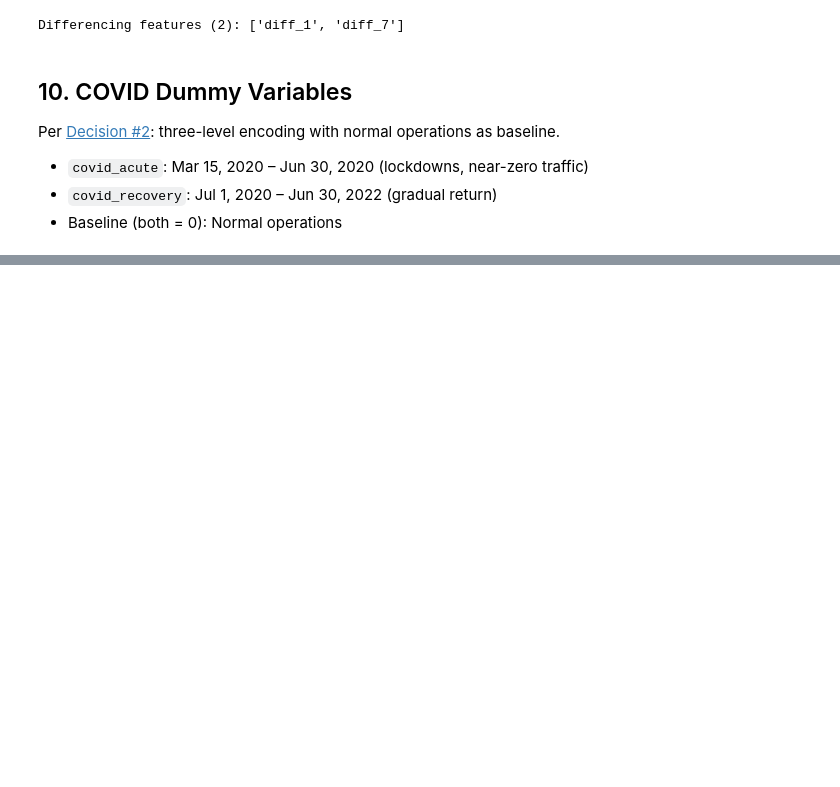
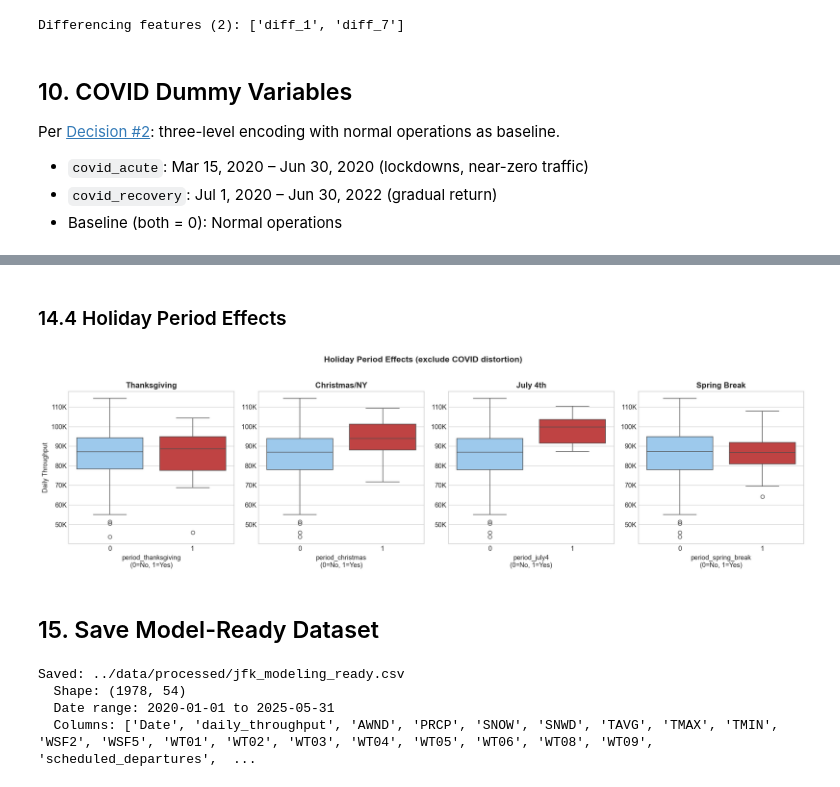
Before and after one commit to Arden-Zhu/jfk-passenger-forecasting, a Jupyter notebook: notebooks/02_feature_engineering.ipynb, the cells around one changed output, grey strips where cells are left out. Saved outputs shown, nothing was run; the diff lists cells and outputs as text; code cells hidden in the pictures; blank space fills up the shorter version.

```diff
--- a/notebooks/02_feature_engineering.ipynb
+++ b/notebooks/02_feature_engineering.ipynb
@@ -410,0 +645,37 @@ Date range after: 2020-01-01 to 2025-05-31
+# %% [markdown]
+### 14.4 Holiday Period Effects
+# %%
+fig, axes = plt.subplots(1, 4, figsize=(18, 5))
+period_cols = ['period_thanksgiving', 'period_christmas', 'period_july4', 'period_spring_break']
+titles = ['Thanksgiving', 'Christmas/NY', 'July 4th', 'Spring Break']
+
+normal = df[(df['covid_acute'] == 0) & (df['covid_recovery'] == 0)]
+for ax, col, title in zip(axes, period_cols, titles):
+    # Filter to normal operations only (exclude COVID distortion)
+    sns.boxplot(data=normal, x=col, y=target, palette=['#90CAF9', '#D32F2F'], ax=ax)
+    ax.set_title(title, fontweight='bold')
+    ax.set_xlabel(f'{col}\n(0=No, 1=Yes)')
+    ax.set_ylabel('Daily Throughput' if ax == axes[0] else '')
+    ax.yaxis.set_major_formatter(plt.FuncFormatter(lambda x, p: f'{x/1000:.0f}K'))
+
+plt.suptitle('Holiday Period Effects (exclude COVID distortion)',
+             fontsize=14, fontweight='bold', y=1.02)
+plt.tight_layout()
+plt.savefig(f'{FIGURES}/14_holiday_period_effects.png', dpi=150, bbox_inches='tight')
+plt.show()
+# %% [output]
+[figure, added]
+# %% [markdown]
+## 15. Save Model-Ready Dataset
+# %%
+output_path = '../data/processed/jfk_modeling_ready.csv'
+df.to_csv(output_path, index=False)
+print(f'Saved: {output_path}')
+print(f'  Shape: {df.shape}')
+print(f'  Date range: {df["Date"].min().date()} to {df["Date"].max().date()}')
+print(f'  Columns: {list(df.columns)}')
+# %% [output]
+Saved: ../data/processed/jfk_modeling_ready.csv
+  Shape: (1978, 54)
+  Date range: 2020-01-01 to 2025-05-31
+  Columns: ['Date', 'daily_throughput', 'AWND', 'PRCP', 'SNOW', 'SNWD', 'TAVG', 'TMAX', 'TMIN', 'WSF2', 'WSF5', 'WT01', 'WT02', 'WT03', 'WT04', 'WT05', 'WT06', 'WT08', 'WT09', 'scheduled_departures',  ...
```
Also changed, not shown: parts of 32 cells of this notebook, 6 other files.
